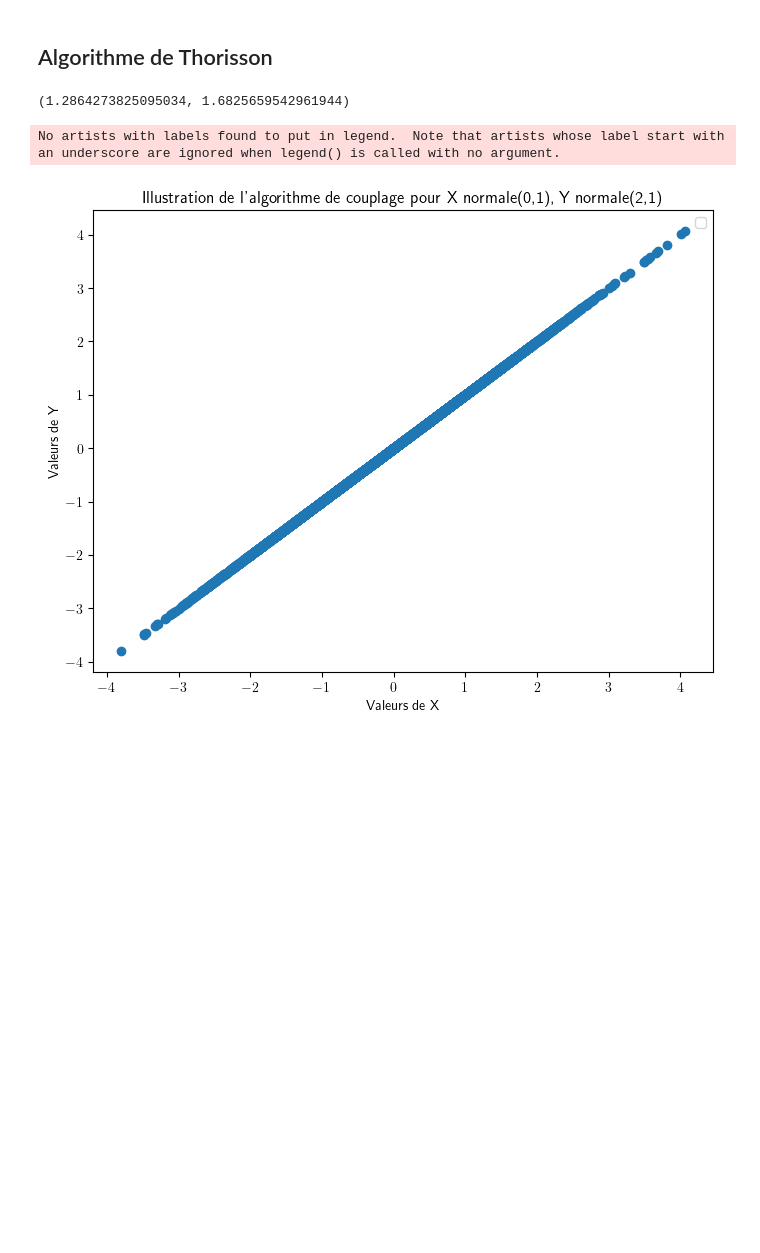
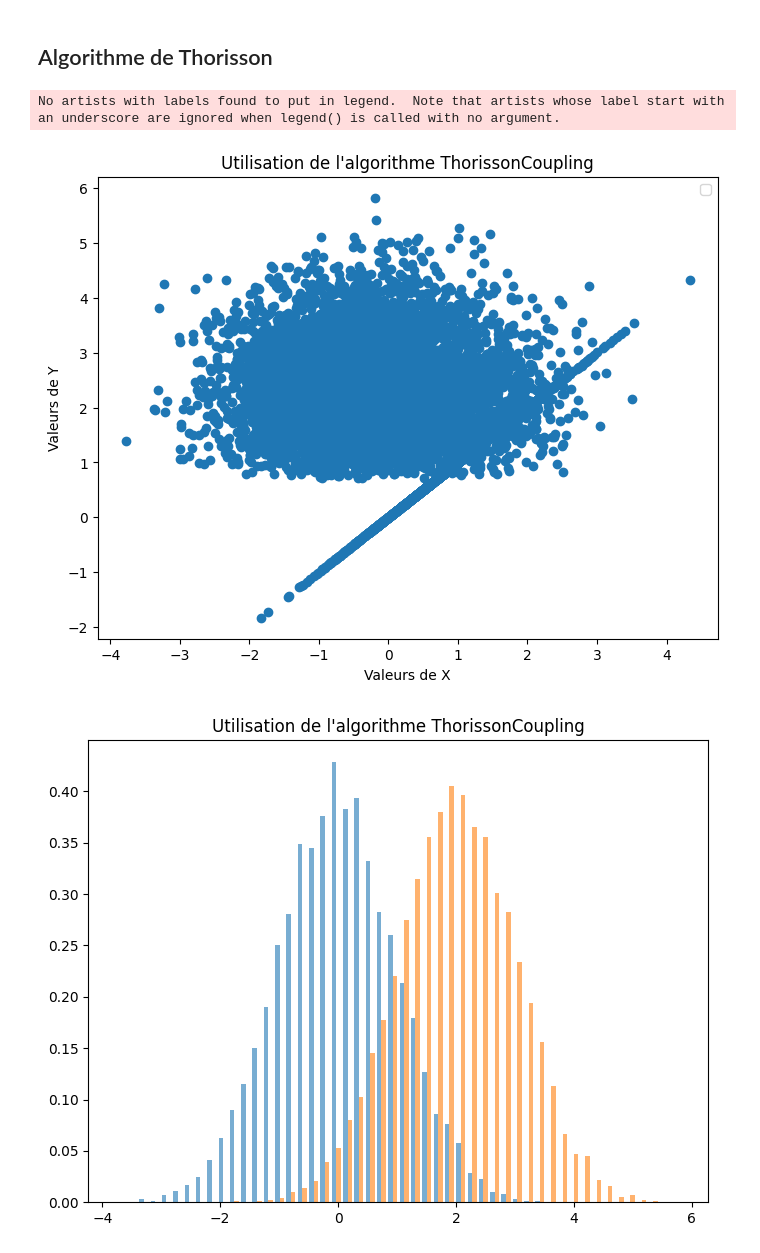
Before and after one commit to AugustinCablant/Monte-Carlo-project, a Jupyter notebook: notebook.ipynb, the cells around one changed output. Cells and saved outputs as stored; diff of their text form; code cells hidden in the pictures; blank space fills up the shorter version.

```diff
--- a/notebook.ipynb
+++ b/notebook.ipynb
@@ -137,29 +137,28 @@ def ThorissonCoupling(p, q, C):
                 A = 1
             Y = Z
     return X,Y
-# %%
-p = stats.norm(0, 1)
-q = stats.norm(2, 1)
-ThorissonCoupling(p, q, C)
-# %% [output]
-(1.2864273825095034, 1.6825659542961944)
 # %%
 n = 10**4
 C = np.random.uniform()
 couple = []
 for _ in tqdm(range(n)):
     p = stats.norm(0, 1)
     q = stats.norm(2, 1)
     couple.append(ThorissonCoupling(p, q, C))
 
 couple = np.array(couple)
 plt.figure(figsize=(8,6))
-plt.scatter(couple[:,0], couple[:,0])
+plt.scatter(couple[:,0], couple[:,1])
 plt.xlabel("Valeurs de X")
 plt.ylabel("Valeurs de Y")
-plt.title("Illustration de l'algorithme de couplage pour X normale(0,1), Y normale(2,1)")
+plt.title('Utilisation de l\'algorithme ThorissonCoupling')
 plt.legend()
 plt.show()
+plt.figure(figsize=(8,6))
+plt.hist(couple, bins=50, density=True, alpha=0.6)
+plt.title('Utilisation de l\'algorithme ThorissonCoupling')
+plt.show()
 # %% [output]
 No artists with labels found to put in legend.  Note that artists whose label start with an underscore are ignored when legend() is called with no argument.
-[figure, old version]
+[figure, new version]
+[figure, added]
```
Also changed, not shown: parts of 1 cell of this notebook.
